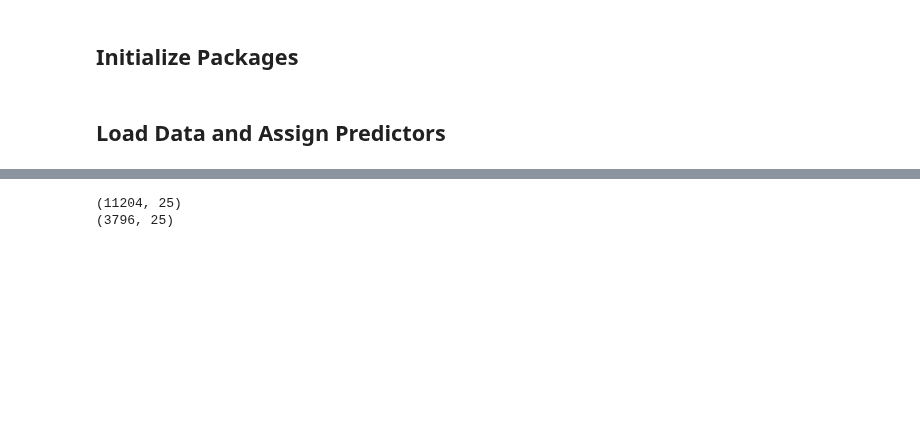
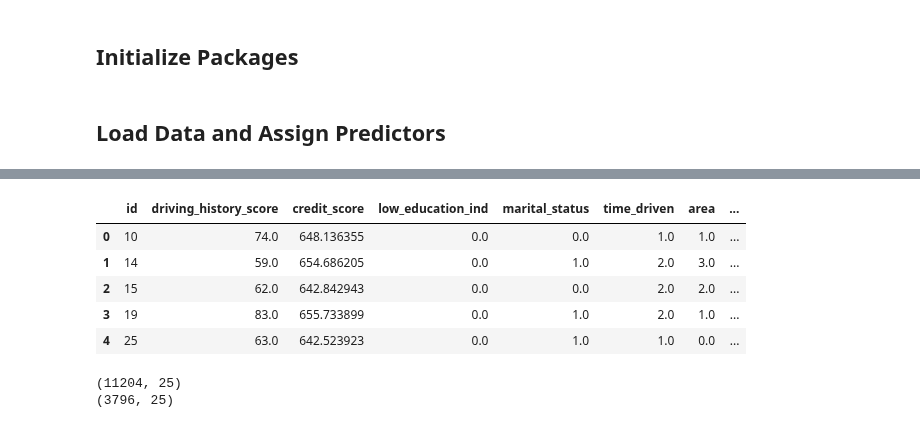
Before and after one commit to adervesh03/Hawkeye-Datathon-2025, a Jupyter notebook: backend/model_implementation.ipynb, the cells around one changed output, grey strips where cells are left out. Drawn from its saved outputs; the diff is of its cells as text; code cells hidden in the pictures; blank space fills up the shorter version.

```diff
--- a/backend/model_implementation.ipynb
+++ b/backend/model_implementation.ipynb
@@ -40,3 +41,12 @@ final_model_data.head(5)
+# %%
+final_model_val_data.head()
+# %% [output]
+|  | id | driving_history_score | credit_score | low_education_ind | marital_status | time_driven | area | ... |
+| 0 | 10 | 74.0 | 648.136355 | 0.0 | 0.0 | 1.0 | 1.0 | ... |
+| 1 | 14 | 59.0 | 654.686205 | 0.0 | 1.0 | 2.0 | 3.0 | ... |
+| 2 | 15 | 62.0 | 642.842943 | 0.0 | 0.0 | 2.0 | 2.0 | ... |
+| 3 | 19 | 83.0 | 655.733899 | 0.0 | 1.0 | 2.0 | 1.0 | ... |
+| 4 | 25 | 63.0 | 642.523923 | 0.0 | 1.0 | 1.0 | 0.0 | ... |
 # %%
 # Define the list of predictors
 # Create predictor list
```
Also changed, not shown: parts of 11 cells of this notebook.
